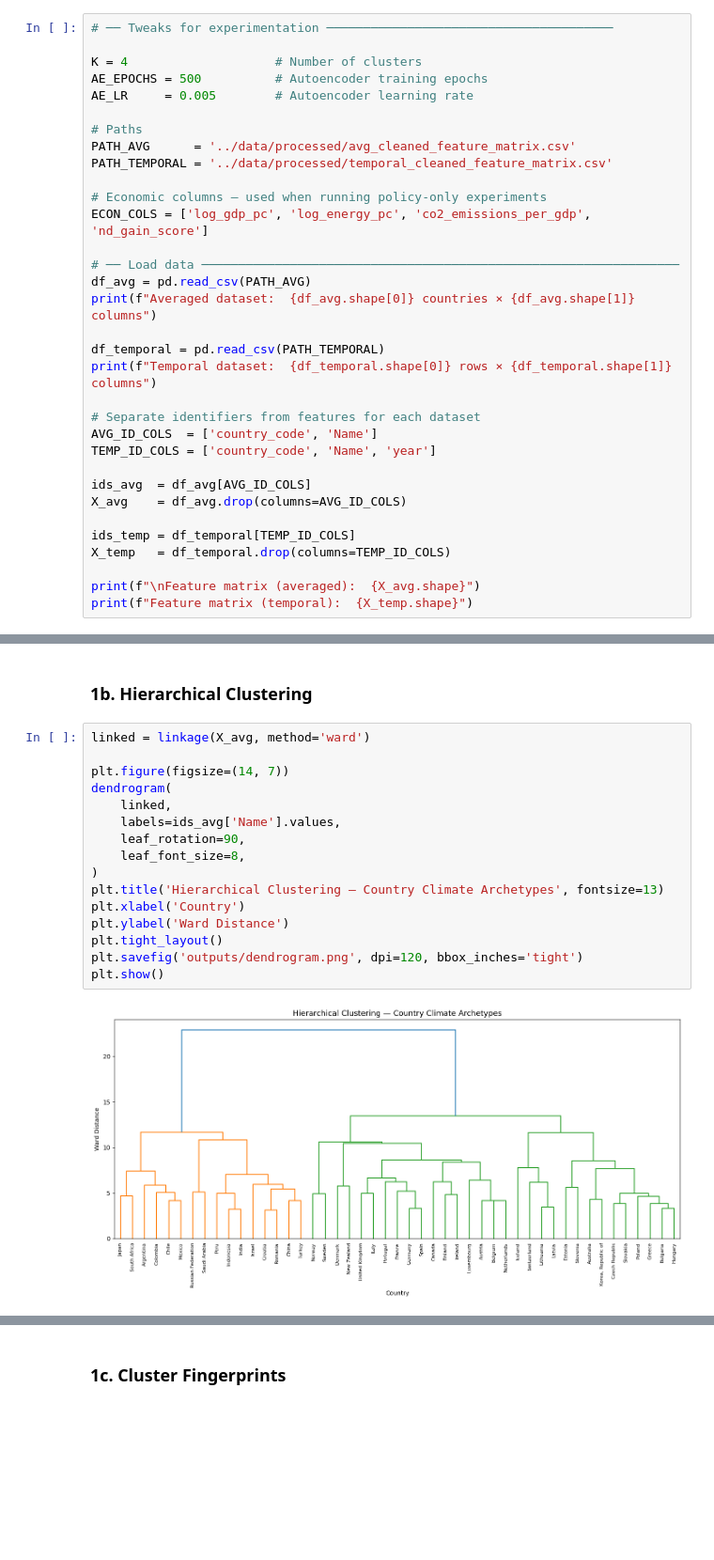
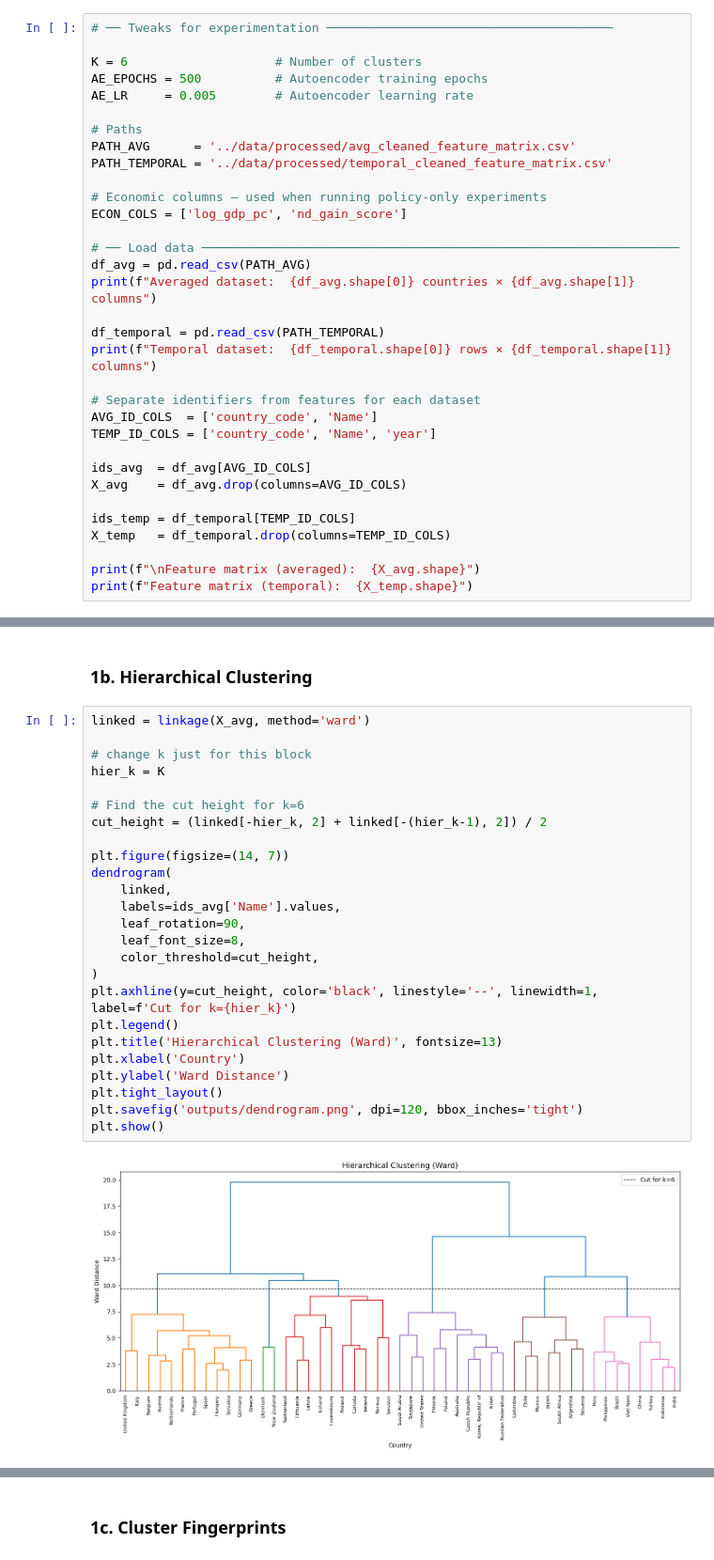
Before and after one commit to irvsam/Identifying-and-Tracking-Climate-Policy-Archetypes, a Jupyter notebook: notebooks/final_consolidated_archetype_testing.ipynb, the cells around one changed output, grey strips where cells are left out. Shown at 94% size. Cells and saved outputs as stored; diff of their text form; blank space fills up the shorter version.

```diff
--- a/notebooks/final_consolidated_archetype_testing.ipynb
+++ b/notebooks/final_consolidated_archetype_testing.ipynb
@@ -55,7 +55,7 @@ Setup complete.
 # %%
 # ── Tweaks for experimentation ───────────────────────────────────────
 
-K = 4                    # Number of clusters
+K = 6                    # Number of clusters
 AE_EPOCHS = 500          # Autoencoder training epochs
 AE_LR     = 0.005        # Autoencoder learning rate
 
@@ -64,7 +64,7 @@ PATH_AVG      = '../data/processed/avg_cleaned_feature_matrix.csv'
 PATH_TEMPORAL = '../data/processed/temporal_cleaned_feature_matrix.csv'
 
 # Economic columns — used when running policy-only experiments
-ECON_COLS = ['log_gdp_pc', 'log_energy_pc', 'co2_emissions_per_gdp', 'nd_gain_score']
+ECON_COLS = ['log_gdp_pc', 'nd_gain_score']
 
 # ── Load data ─────────────────────────────────────────────────────────────────
 df_avg = pd.read_csv(PATH_AVG)
@@ -173,22 +177,31 @@ KMeans++ Silhouette Score: 0.1205
 ### 1b. Hierarchical Clustering
 # %%
 linked = linkage(X_avg, method='ward')
+
+# change k just for this block
+hier_k = K
+
+# Find the cut height for k=6
+cut_height = (linked[-hier_k, 2] + linked[-(hier_k-1), 2]) / 2
 
 plt.figure(figsize=(14, 7))
 dendrogram(
     linked,
     labels=ids_avg['Name'].values,
     leaf_rotation=90,
     leaf_font_size=8,
+    color_threshold=cut_height,
 )
-plt.title('Hierarchical Clustering — Country Climate Archetypes', fontsize=13)
+plt.axhline(y=cut_height, color='black', linestyle='--', linewidth=1, label=f'Cut for k={hier_k}')
+plt.legend()
+plt.title('Hierarchical Clustering (Ward)', fontsize=13)
 plt.xlabel('Country')
 plt.ylabel('Ward Distance')
 plt.tight_layout()
 plt.savefig('outputs/dendrogram.png', dpi=120, bbox_inches='tight')
 plt.show()
 # %% [output]
-[figure, old version]
+[figure, new version]
 # %%
 hier_labels = fcluster(linked, K, criterion='maxclust')
 hier_score  = silhouette_score(X_avg, hier_labels)
```
Also changed, not shown: parts of 26 cells of this notebook, 31 other files.
